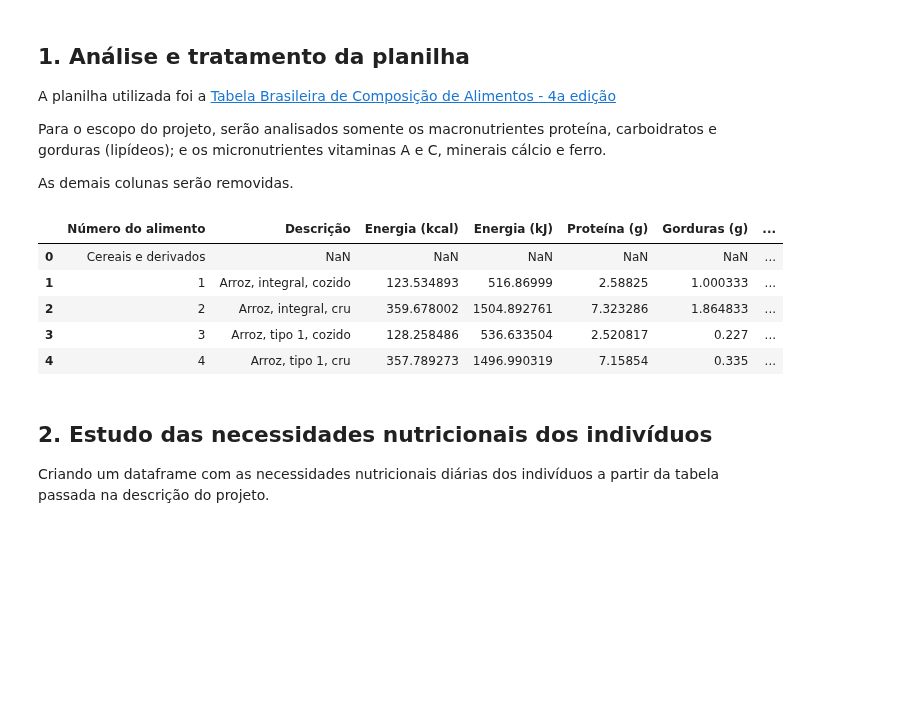
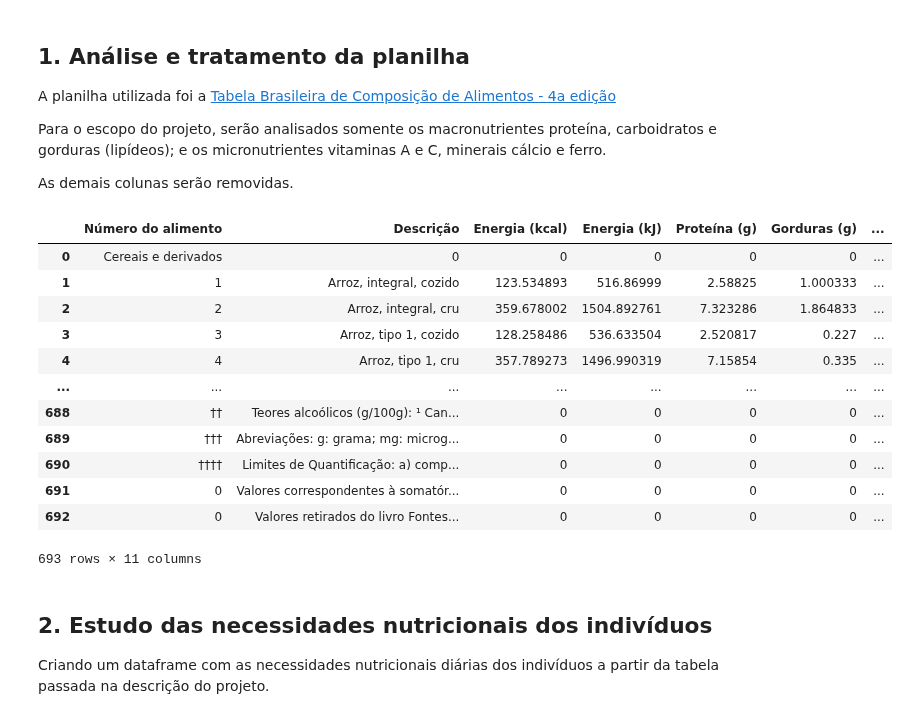
Before and after one commit to hellenrosaa/linear-optimization-nutritional, a Jupyter notebook: main.ipynb, the cells around one changed output. Cells and saved outputs as stored; diff of their text form; code cells hidden in the pictures; blank space fills up the shorter version.

Commit message:
transformei strings nas colunas do nutrientes em 0 para evitar erros no pulp. ERRO: o pulp está incluindo todos os alimentos na solucao do problema

```diff
--- a/main.ipynb
+++ b/main.ipynb
@@ -12,31 +12,41 @@ As demais colunas serão removidas.
 # %%
 df = pd.read_excel('taco3.xls')
 
-# Elimina colunas não usadas
-df = df.drop(['Unnamed: 2', 'Unnamed: 7']
-			 	+ df.columns[9:11].tolist()
-				+ df.columns[12:16].tolist()
-				+ df.columns[17:21].tolist()
-				+ df.columns[22:28].tolist(), axis=1)
+def	tratar_tabela(df):
+	# Elimina colunas não usadas
+	df = df.drop(['Unnamed: 2', 'Unnamed: 7']
+				 	+ df.columns[9:11].tolist()
+					+ df.columns[12:16].tolist()
+					+ df.columns[17:21].tolist()
+					+ df.columns[22:28].tolist(), axis=1)
 
-# Renomeia colunas
-df.columns = ['Número do alimento', 'Descrição', 'Energia (kcal)',
-				'Energia (kJ)', 'Proteína (g)', 'Gorduras (g)',
-				'Carboidrato (g)', 'Cálcio (mg)', 'Ferro (mg)',
-				'Vitamina A (mcg)', 'Vitamica C (mg)']
+	# Renomeia colunas
+	df.columns = ['Número do alimento', 'Descrição', 'Energia (kcal)',
+					'Energia (kJ)', 'Proteína (g)', 'Gorduras (g)',
+					'Carboidrato (g)', 'Cálcio (mg)', 'Ferro (mg)',
+					'Vitamina A (mcg)', 'Vitamica C (mg)']
 
-# Elimina linhas redundantes e reseta index
-df = df.drop(index=[0, 1], axis=0)
-df = df.reset_index(drop=True)
+	# Elimina linhas redundantes e reseta index
+	df = df.drop(index=[0, 1], axis=0)
+	df = df.reset_index(drop=True)
+	df = df.fillna(0)
+	return df
 
-df.head()
+df = tratar_tabela(df)
 # %% [output]
 |  | Número do alimento | Descrição | Energia (kcal) | Energia (kJ) | Proteína (g) | Gorduras (g) | ... |
-| 0 | Cereais e derivados | NaN | NaN | NaN | NaN | NaN | ... |
+| 0 | Cereais e derivados | 0 | 0 | 0 | 0 | 0 | ... |
 | 1 | 1 | Arroz, integral, cozido | 123.534893 | 516.86999 | 2.58825 | 1.000333 | ... |
 | 2 | 2 | Arroz, integral, cru | 359.678002 | 1504.892761 | 7.323286 | 1.864833 | ... |
 | 3 | 3 | Arroz, tipo 1, cozido | 128.258486 | 536.633504 | 2.520817 | 0.227 | ... |
 | 4 | 4 | Arroz, tipo 1, cru | 357.789273 | 1496.990319 | 7.15854 | 0.335 | ... |
+| ... | ... | ... | ... | ... | ... | ... | ... |
+| 688 | †† | Teores alcoólicos (g/100g): ¹ Can... | 0 | 0 | 0 | 0 | ... |
+| 689 | ††† | Abreviações: g: grama; mg: microg... | 0 | 0 | 0 | 0 | ... |
+| 690 | †††† | Limites de Quantificação: a) comp... | 0 | 0 | 0 | 0 | ... |
+| 691 | 0 | Valores correspondentes à somatór... | 0 | 0 | 0 | 0 | ... |
+| 692 | 0 | Valores retirados do livro Fontes... | 0 | 0 | 0 | 0 | ... |
+693 rows × 11 columns
 # %% [markdown]
 ## 2. Estudo das necessidades nutricionais dos indivíduos
 
```
Also changed, not shown: parts of 2 cells of this notebook.
